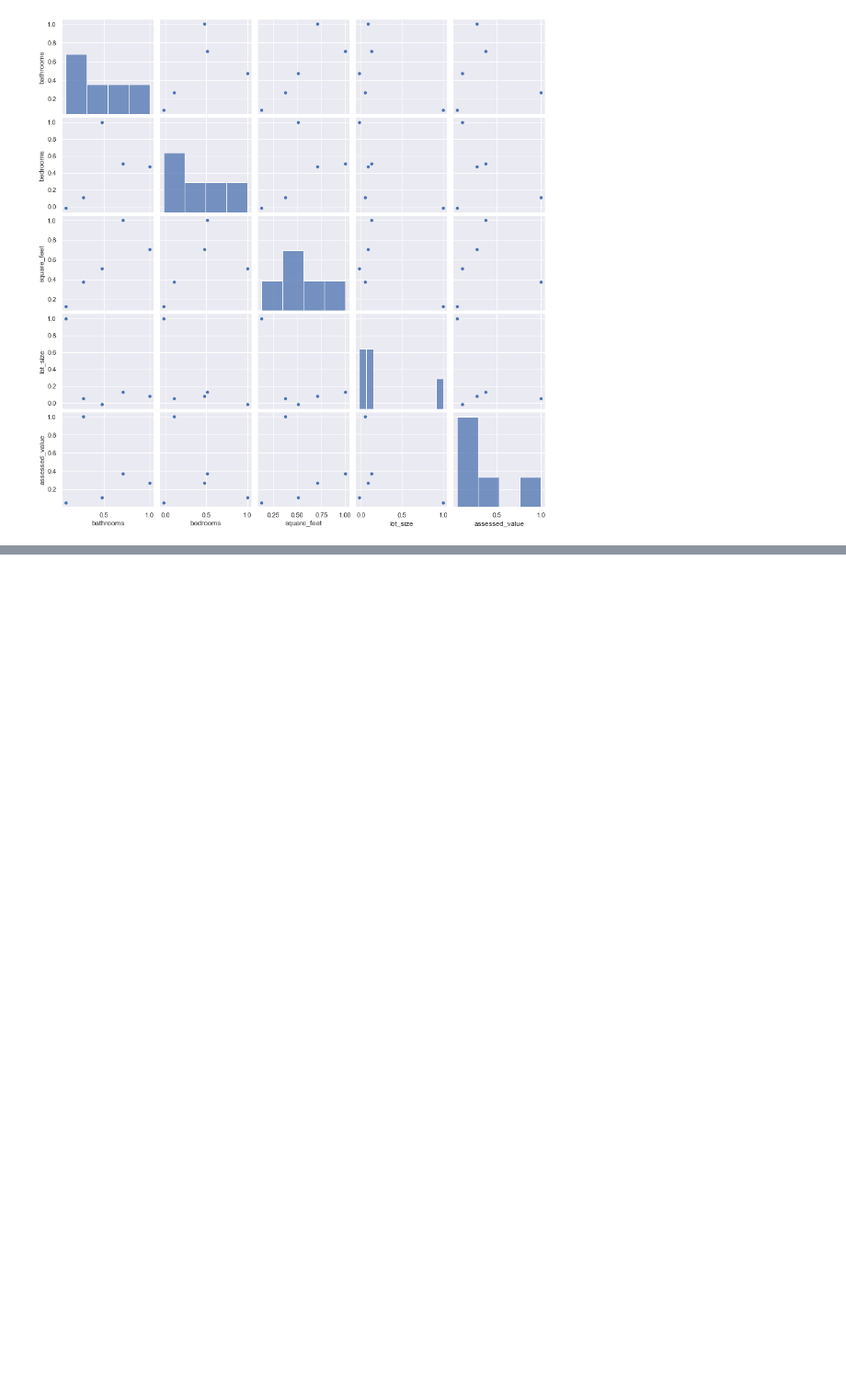
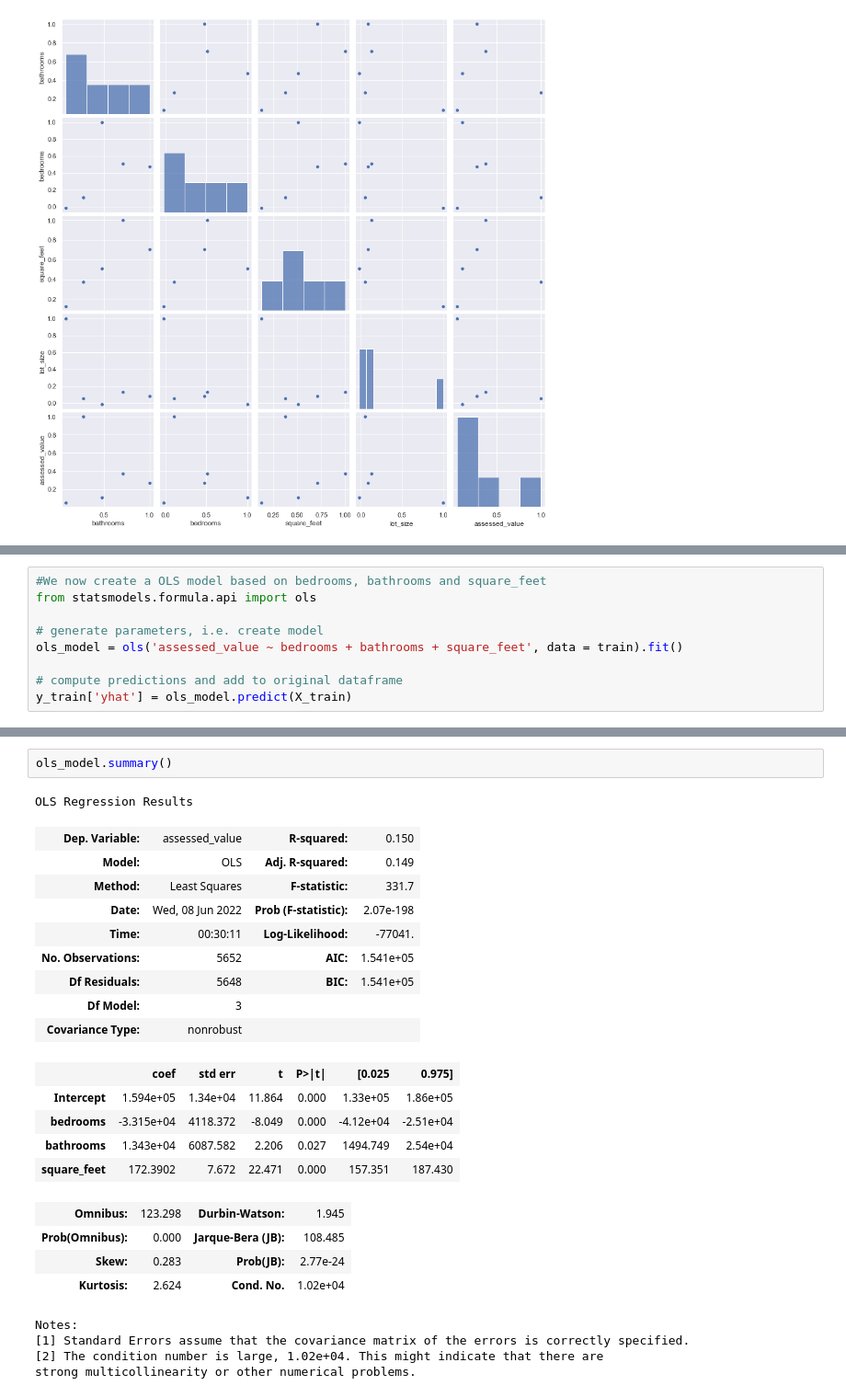
Before and after one commit to raycerna/zillow-regression-project, a Jupyter notebook: explore.ipynb, the cells around one changed output, grey strips where cells are left out. Shown at 92% size. Cells and saved outputs as stored; diff of their text form; blank space fills up the shorter version.

```diff
--- a/explore.ipynb
+++ b/explore.ipynb
@@ -264,0 +292,9 @@ sns.pairplot(train_corr)
+# %%
+#We now create a OLS model based on bedrooms, bathrooms and square_feet
+from statsmodels.formula.api import ols
+
+# generate parameters, i.e. create model
+ols_model = ols('assessed_value ~ bedrooms + bathrooms + square_feet', data = train).fit()
+
+# compute predictions and add to original dataframe
+y_train['yhat'] = ols_model.predict(X_train)
@@ -264,0 +310,26 @@ sns.pairplot(train_corr)
+# %%
+ols_model.summary()
+# %% [output]
+OLS Regression Results
+| Dep. Variable: | assessed_value | R-squared: | 0.150 |
+| Model: | OLS | Adj. R-squared: | 0.149 |
+| Method: | Least Squares | F-statistic: | 331.7 |
+| Date: | Wed, 08 Jun 2022 | Prob (F-statistic): | 2.07e-198 |
+| Time: | 00:30:11 | Log-Likelihood: | -77041. |
+| No. Observations: | 5652 | AIC: | 1.541e+05 |
+| Df Residuals: | 5648 | BIC: | 1.541e+05 |
+| Df Model: | 3 |  |  |
+| Covariance Type: | nonrobust |  |  |
+|  | coef | std err | t | P>|t| | [0.025 | 0.975] |
+| Intercept | 1.594e+05 | 1.34e+04 | 11.864 | 0.000 | 1.33e+05 | 1.86e+05 |
+| bedrooms | -3.315e+04 | 4118.372 | -8.049 | 0.000 | -4.12e+04 | -2.51e+04 |
+| bathrooms | 1.343e+04 | 6087.582 | 2.206 | 0.027 | 1494.749 | 2.54e+04 |
+| square_feet | 172.3902 | 7.672 | 22.471 | 0.000 | 157.351 | 187.430 |
+| Omnibus: | 123.298 | Durbin-Watson: | 1.945 |
+| Prob(Omnibus): | 0.000 | Jarque-Bera (JB): | 108.485 |
+| Skew: | 0.283 | Prob(JB): | 2.77e-24 |
+| Kurtosis: | 2.624 | Cond. No. | 1.02e+04 |
+Notes:
+[1] Standard Errors assume that the covariance matrix of the errors is correctly specified.
+[2] The condition number is large, 1.02e+04. This might indicate that there are
+strong multicollinearity or other numerical problems.
```
Also changed, not shown: parts of 10 cells of this notebook.
